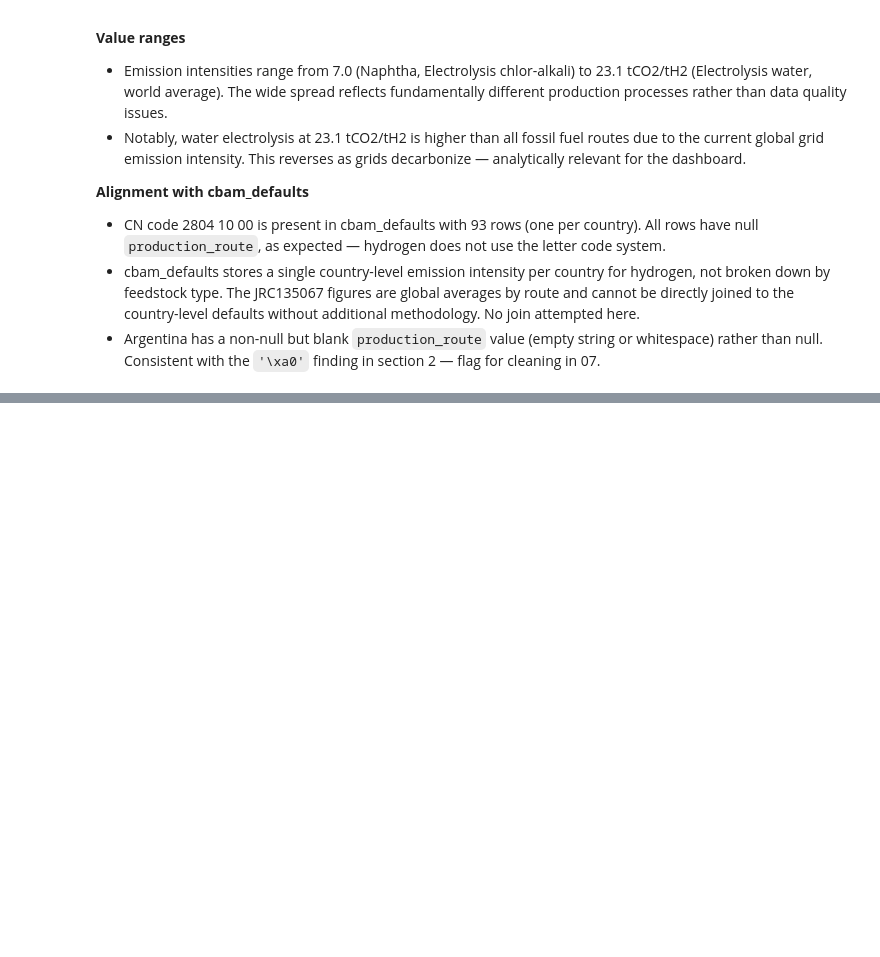
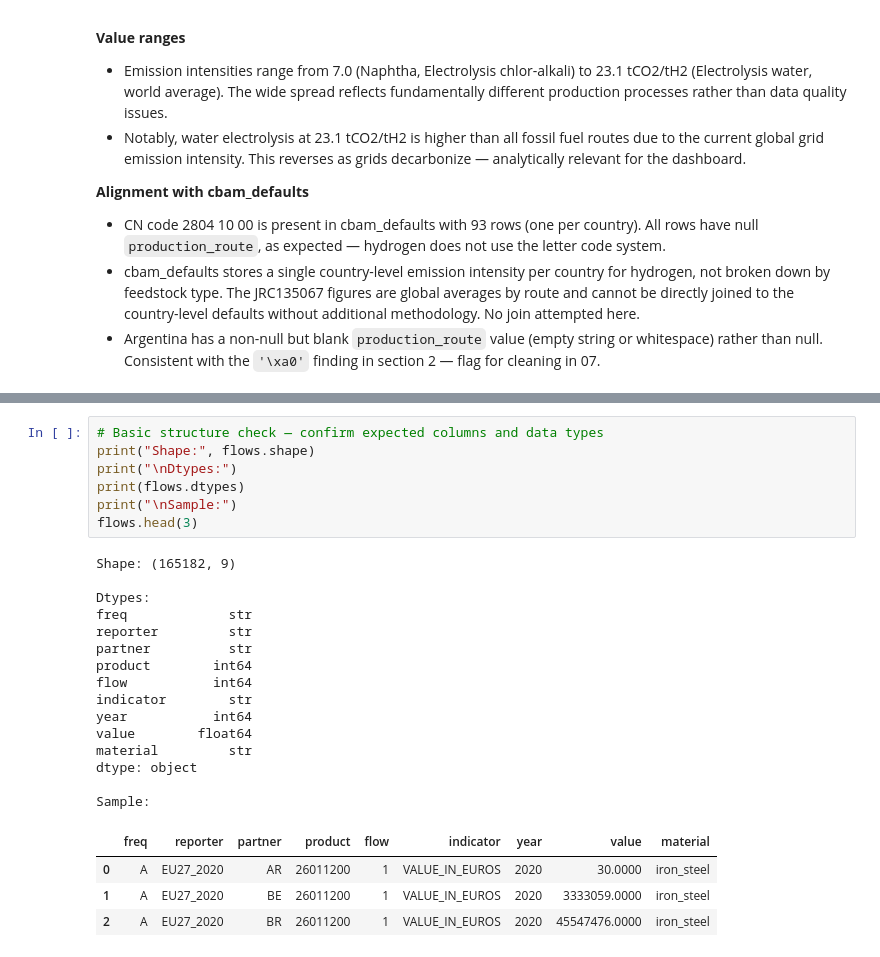
Before and after one commit to M1ck3yJ0/cbam-analysis, a Jupyter notebook: notebooks/06_assess_data.ipynb, the cells around one changed output, grey strips where cells are left out. Saved outputs shown, nothing was run; the diff lists cells and outputs as text; blank space fills up the shorter version.

Commit message:
add sections 4 through 7 of data assessment

```diff
--- a/notebooks/06_assess_data.ipynb
+++ b/notebooks/06_assess_data.ipynb
@@ -526,0 +535,27 @@ Australia 2804 10 00    Hydrogen           10.8200          10.8200
+# %%
+# Basic structure check — confirm expected columns and data types
+print("Shape:", flows.shape)
+print("\nDtypes:")
+print(flows.dtypes)
+print("\nSample:")
+flows.head(3)
+# %% [output]
+Shape: (165182, 9)
+
+Dtypes:
+freq             str
+reporter         str
+partner          str
+product        int64
+flow           int64
+indicator        str
+year           int64
+value        float64
+material         str
+dtype: object
+
+Sample:
+|  | freq | reporter | partner | product | flow | indicator | year | value | material |
+| 0 | A | EU27_2020 | AR | 26011200 | 1 | VALUE_IN_EUROS | 2020 | 30.0000 | iron_steel |
+| 1 | A | EU27_2020 | BE | 26011200 | 1 | VALUE_IN_EUROS | 2020 | 3333059.0000 | iron_steel |
+| 2 | A | EU27_2020 | BR | 26011200 | 1 | VALUE_IN_EUROS | 2020 | 45547476.0000 | iron_steel |
```
Also changed, not shown: parts of 22 cells of this notebook.
